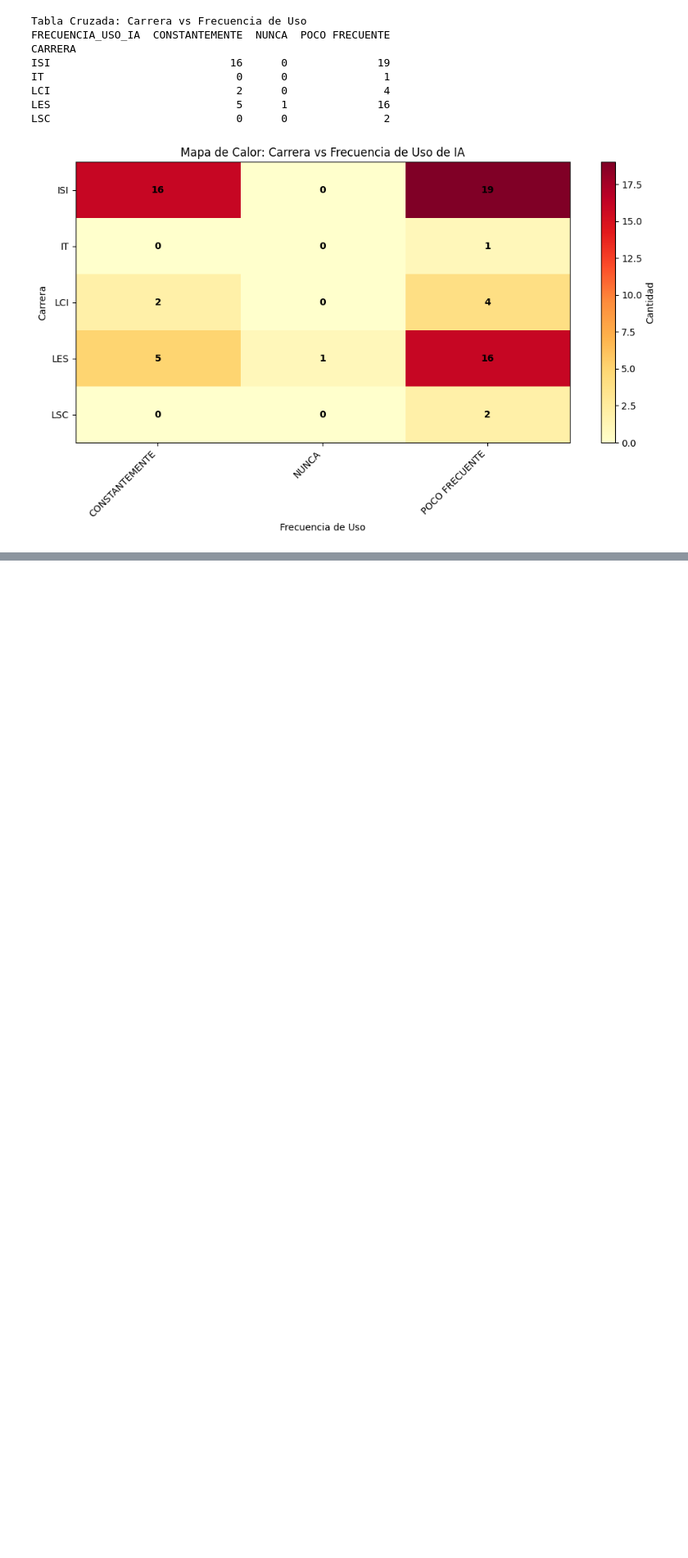
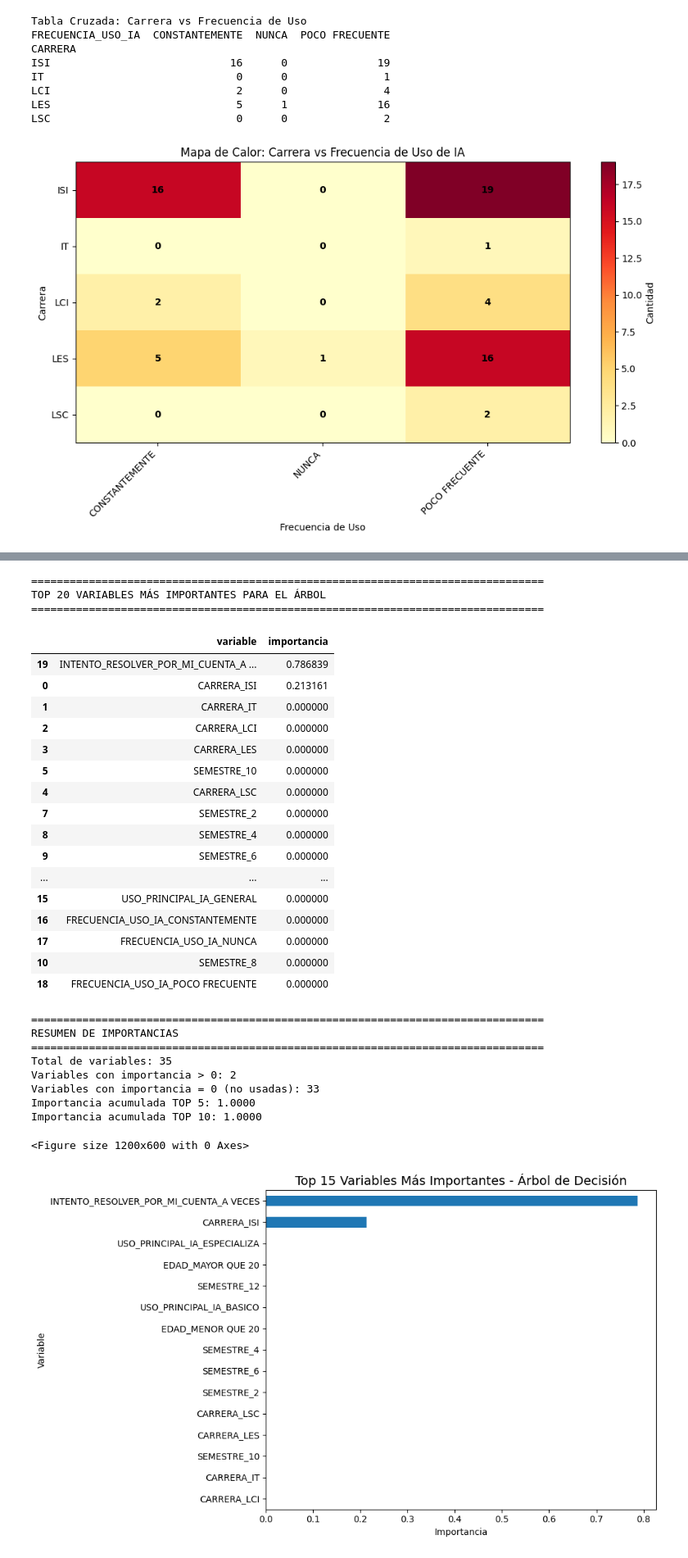
Before and after one commit to ferfcb99/python_datadf, a Jupyter notebook: USOIA_PARTE2.ipynb, the cells around one changed output, grey strips where cells are left out. Shown at 82% size. Saved outputs shown, nothing was run; the diff lists cells and outputs as text; code cells hidden in the pictures; blank space fills up the shorter version.

```diff
--- a/USOIA_PARTE2.ipynb
+++ b/USOIA_PARTE2.ipynb
@@ -534,3 +1009,74 @@ LSC                             0      0               2
+# %%
+# =========================================
+# BLOQUE 13.1: IMPORTANCIA DE VARIABLES DEL ÁRBOL
+# =========================================
+# Esto muestra cuáles variables el árbol usó más para tomar decisiones
+
+importancias_arbol = pd.DataFrame({
+    "variable": nombres_finales,
+    "importancia": arbol.feature_importances_
+}).sort_values("importancia", ascending=False)
+
+print("=" * 80)
+print("TOP 20 VARIABLES MÁS IMPORTANTES PARA EL ÁRBOL")
+print("=" * 80)
+display(importancias_arbol.head(20))
+
+print("\n" + "=" * 80)
+print("RESUMEN DE IMPORTANCIAS")
+print("=" * 80)
+print(f"Total de variables: {len(importancias_arbol)}")
+print(f"Variables con importancia > 0: {(importancias_arbol['importancia'] > 0).sum()}")
+print(f"Variables con importancia = 0 (no usadas): {(importancias_arbol['importancia'] == 0).sum()}")
+print(f"Importancia acumulada TOP 5: {importancias_arbol.head(5)['importancia'].sum():.4f}")
+print(f"Importancia acumulada TOP 10: {importancias_arbol.head(10)['importancia'].sum():.4f}")
+
+# Visualizar importancias en gráfico
+plt.figure(figsize=(12, 6))
+top_n = 15
+importancias_arbol.head(top_n).sort_values("importancia").plot(
+    x="variable",
+    y="importancia",
+    kind="barh",
+    figsize=(10, 6),
+    legend=False
+)
+plt.title(f"Top {top_n} Variables Más Importantes - Árbol de Decisión", fontsize=14)
+plt.xlabel("Importancia")
+plt.ylabel("Variable")
+plt.tight_layout()
+plt.show()
+# %% [output]
+================================================================================
+TOP 20 VARIABLES MÁS IMPORTANTES PARA EL ÁRBOL
+================================================================================
+|  | variable | importancia |
+| 19 | INTENTO_RESOLVER_POR_MI_CUENTA_A ... | 0.786839 |
+| 0 | CARRERA_ISI | 0.213161 |
+| 1 | CARRERA_IT | 0.000000 |
+| 2 | CARRERA_LCI | 0.000000 |
+| 3 | CARRERA_LES | 0.000000 |
+| 5 | SEMESTRE_10 | 0.000000 |
+| 4 | CARRERA_LSC | 0.000000 |
+| 7 | SEMESTRE_2 | 0.000000 |
+| 8 | SEMESTRE_4 | 0.000000 |
+| 9 | SEMESTRE_6 | 0.000000 |
+| ... | ... | ... |
+| 15 | USO_PRINCIPAL_IA_GENERAL | 0.000000 |
+| 16 | FRECUENCIA_USO_IA_CONSTANTEMENTE | 0.000000 |
+| 17 | FRECUENCIA_USO_IA_NUNCA | 0.000000 |
+| 10 | SEMESTRE_8 | 0.000000 |
+| 18 | FRECUENCIA_USO_IA_POCO FRECUENTE | 0.000000 |
+================================================================================
+RESUMEN DE IMPORTANCIAS
+================================================================================
+Total de variables: 35
+Variables con importancia > 0: 2
+Variables con importancia = 0 (no usadas): 33
+Importancia acumulada TOP 5: 1.0000
+Importancia acumulada TOP 10: 1.0000
+<Figure size 1200x600 with 0 Axes>
+[figure, added]
 # %%
 # =========================================
 # BLOQUE 14: RANDOM FOREST
```
Also changed, not shown: parts of 16 cells of this notebook, 5 other files.
